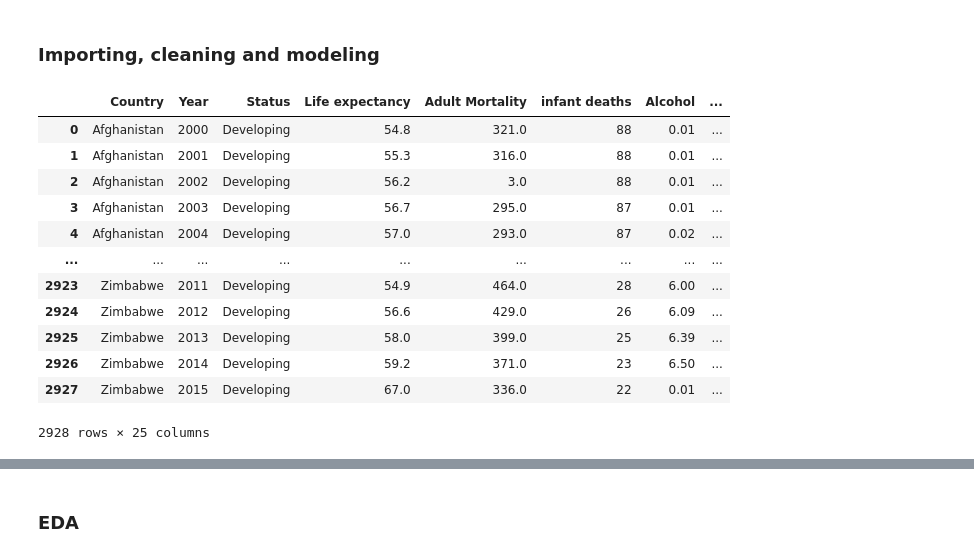
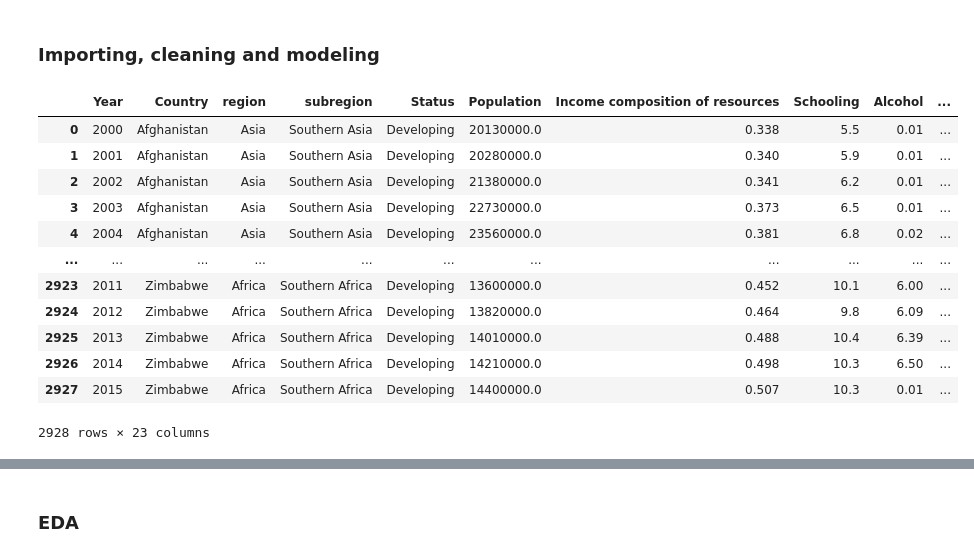
Before and after one commit to richardsantino/life-expectancy-prediction, a Jupyter notebook: life_expectancy_prediction.ipynb, the cells around one changed output, grey strips where cells are left out. Cells and saved outputs as stored; diff of their text form; code cells hidden in the pictures.

```diff
--- a/life_expectancy_prediction.ipynb
+++ b/life_expectancy_prediction.ipynb
@@ -33,47 +39,56 @@ import requests
 # %% [markdown]
 ### **Importing**, **cleaning** and **modeling**
 # %%
+
 df = pd.read_csv('./data/Life Expectancy Data.csv')
 df.columns = [col.strip().replace('  ', ' ') for col in df.columns]
-df = df.dropna(subset='Life expectancy').sort_values(by=['Country','Year'])
+df = df.dropna(subset='Life expectancy').sort_values(by=['Country','Year']).rename(columns={'thinness 1-19 years':'thinness 10-19 years'})
+df = df.drop('percentage expenditure', axis=1) # coluna com valores errados
 
 # dados de continente e subcontinente tirados da API: https://restcountries.com/v3.1/name/{country}
-df_country_region = pd.read_csv('./data/region_subregion_all_countries.csv')
-df = pd.merge(df, df_country_region, on='Country', how='left')
+df_region = pd.read_csv('./data/region_subregion_all_countries.csv')
+df = pd.merge(df, df_region, on='Country', how='left')
 
 # de acordo com o próprio WHO, os dados de população estam errados ~https://data.who.int/countries/
 # dados corretos foram tirados das APIs: https://restcountries.com/v3.1/name/{country}, "http://api.worldbank.org/v2/country/{country}/indicator/SP.POP.TOTL"
-df = pd.merge(df.drop('Population', axis=1), pd.read_csv('./data/population_2000_2015_all_countries.csv'), on=['Country','Year'], how='left')
+df_population = pd.read_csv('./data/population_2000_2015_all_countries.csv')
+df = pd.merge(df.drop('Population', axis=1), df_population, on=['Country','Year'], how='left')
 df['Population'] = df['Population']*10**6
 
-... # para as colunas "a cada 1k pessoas", se valor > 1k ~> valor = nulo
+# para as colunas "a cada 1k pessoas", se valor > 1k ~> valor = nulo
+for col in ['Adult Mortality', 'infant deaths', 'under-five deaths', 'HIV/AIDS', 'Measles']:
+    df.loc[df[col] > 1000, col] = None
 
 # fillna com a mediana dado mesmo ano e região ~ a ideia é que o valor perdido (nulo) seja parecido com os valores do mesmo ano e da mesma região.
-for col in ['Alcohol', 'Hepatitis B', 'BMI', 'Polio', 'Total expenditure', 'Diphtheria', 'GDP', 'thinness 1-19 years', 'thinness 5-9 years', 'Income composition of resources', 'Schooling']:
+for col in ['Alcohol', 'Hepatitis B', 'BMI', 'Polio', 'Total expenditure', 'Diphtheria', 'GDP', 'thinness 10-19 years', 'thinness 5-9 years', 'Income composition of resources', 'Schooling', 'infant deaths', 'under-five deaths', 'HIV/AIDS', 'Measles']:
     for i in df[df[col].isna()].index:
         region = df.loc[i, 'region']
         year = df.loc[i, 'Year']
 
         values_region_year = df[(df['region'] == region) & (df['Year']==year) & (df[col].notna())][col]
         if not values_region_year.shape[0]:
             values_region_year = df[(df['region'] == region) & (df['Year']>=year-1) & (df['Year']<=year+1) & (df[col].notna())][col]
 
         df.loc[i, col] = values_region_year.median()
 
+df = df[[
+    'Year', 'Country', 'region', 'subregion', 'Status', 'Population', 'Income composition of resources', 'Schooling', 'Alcohol', 'GDP', 'BMI', 'thinness 10-19 years', 'thinness 5-9 years',
+    'Total expenditure', 'Hepatitis B', 'Polio', 'Diphtheria', 'Adult Mortality', 'infant deaths', 'under-five deaths', 'HIV/AIDS', 'Measles', 'Life expectancy'
+]].copy()
 
 display(df)
 display(df.sample().iloc[0])
 # %% [output]
-|  | Country | Year | Status | Life expectancy | Adult Mortality | infant deaths | Alcohol | ... |
-| 0 | Afghanistan | 2000 | Developing | 54.8 | 321.0 | 88 | 0.01 | ... |
-| 1 | Afghanistan | 2001 | Developing | 55.3 | 316.0 | 88 | 0.01 | ... |
-| 2 | Afghanistan | 2002 | Developing | 56.2 | 3.0 | 88 | 0.01 | ... |
-| 3 | Afghanistan | 2003 | Developing | 56.7 | 295.0 | 87 | 0.01 | ... |
-| 4 | Afghanistan | 2004 | Developing | 57.0 | 293.0 | 87 | 0.02 | ... |
-| ... | ... | ... | ... | ... | ... | ... | ... | ... |
-| 2923 | Zimbabwe | 2011 | Developing | 54.9 | 464.0 | 28 | 6.00 | ... |
-| 2924 | Zimbabwe | 2012 | Developing | 56.6 | 429.0 | 26 | 6.09 | ... |
-| 2925 | Zimbabwe | 2013 | Developing | 58.0 | 399.0 | 25 | 6.39 | ... |
-| 2926 | Zimbabwe | 2014 | Developing | 59.2 | 371.0 | 23 | 6.50 | ... |
-| 2927 | Zimbabwe | 2015 | Developing | 67.0 | 336.0 | 22 | 0.01 | ... |
+|  | Year | Country | region | subregion | Status | Population | Income composition of resources | Schooling | Alcohol | ... |
+| 0 | 2000 | Afghanistan | Asia | Southern Asia | Developing | 20130000.0 | 0.338 | 5.5 | 0.01 | ... |
+| 1 | 2001 | Afghanistan | Asia | Southern Asia | Developing | 20280000.0 | 0.340 | 5.9 | 0.01 | ... |
+| 2 | 2002 | Afghanistan | Asia | Southern Asia | Developing | 21380000.0 | 0.341 | 6.2 | 0.01 | ... |
+| 3 | 2003 | Afghanistan | Asia | Southern Asia | Developing | 22730000.0 | 0.373 | 6.5 | 0.01 | ... |
+| 4 | 2004 | Afghanistan | Asia | Southern Asia | Developing | 23560000.0 | 0.381 | 6.8 | 0.02 | ... |
+| ... | ... | ... | ... | ... | ... | ... | ... | ... | ... | ... |
+| 2923 | 2011 | Zimbabwe | Africa | Southern Africa | Developing | 13600000.0 | 0.452 | 10.1 | 6.00 | ... |
+| 2924 | 2012 | Zimbabwe | Africa | Southern Africa | Developing | 13820000.0 | 0.464 | 9.8 | 6.09 | ... |
+| 2925 | 2013 | Zimbabwe | Africa | Southern Africa | Developing | 14010000.0 | 0.488 | 10.4 | 6.39 | ... |
+| 2926 | 2014 | Zimbabwe | Africa | Southern Africa | Developing | 14210000.0 | 0.498 | 10.3 | 6.50 | ... |
+| 2927 | 2015 | Zimbabwe | Africa | Southern Africa | Developing | 14400000.0 | 0.507 | 10.3 | 0.01 | ... |
-2928 rows × 25 columns
+2928 rows × 23 columns
```
Also changed, not shown: parts of 12 cells of this notebook, 1 other file.
